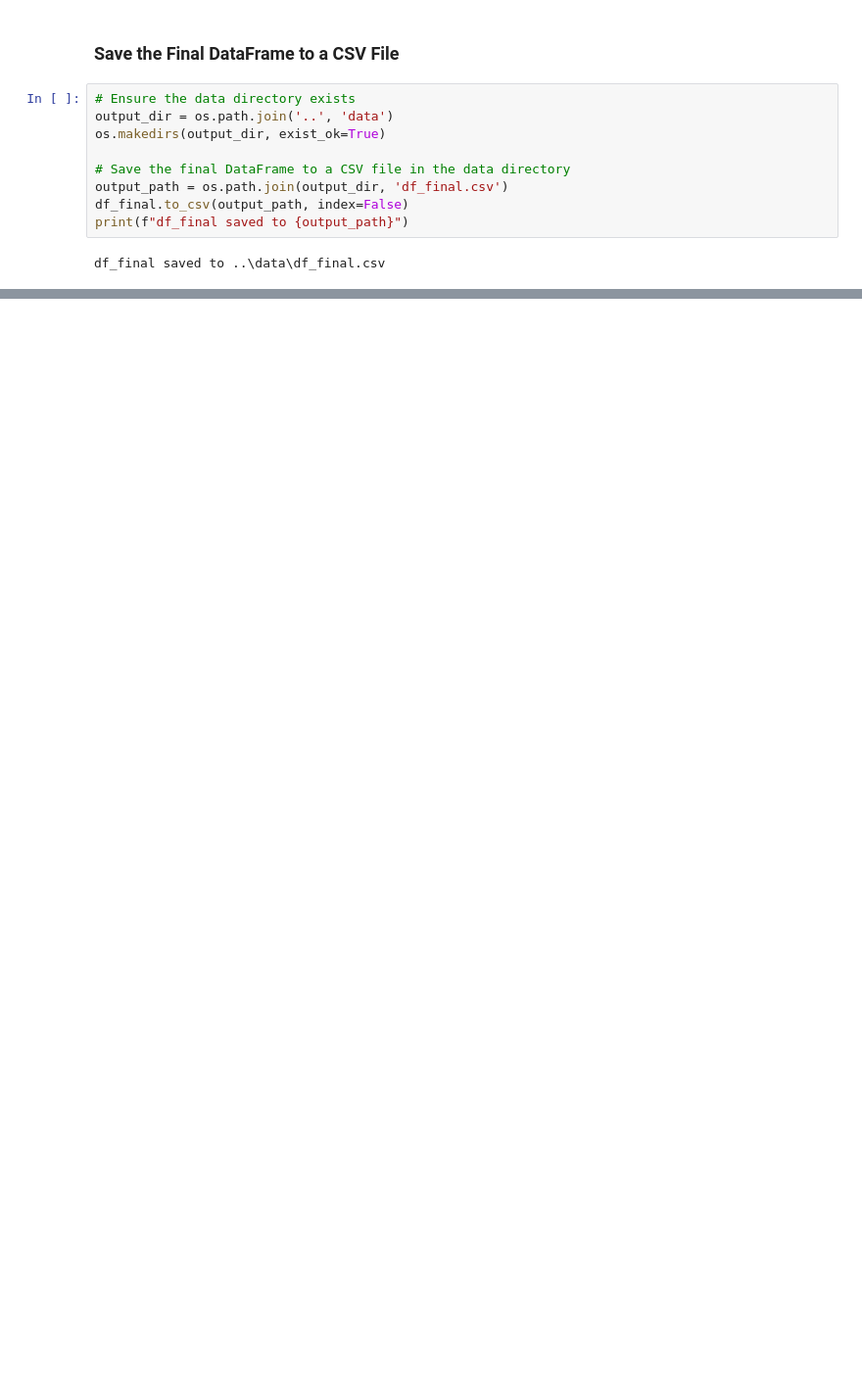
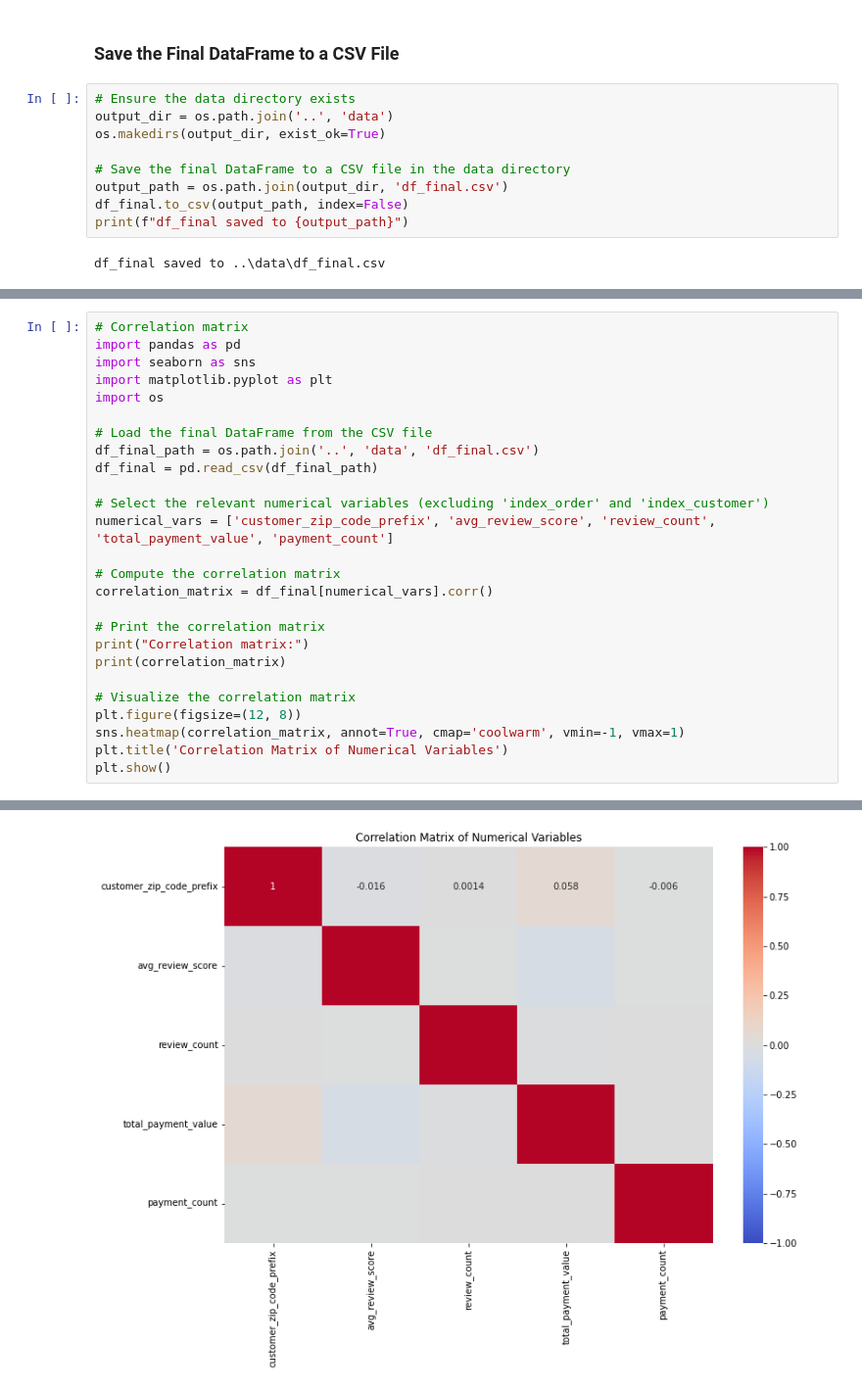
Before and after one commit to preudh/OC_IA_P5_Segment_e_commerce_site_customers, a Jupyter notebook: notebooks/Preudhomme_Patrice_2_notebook_exploration_082024.ipynb, the cells around one changed output, grey strips where cells are left out. Shown at 98% size. Saved outputs shown, nothing was run; the diff lists cells and outputs as text; blank space fills up the shorter version.

```diff
--- a/notebooks/Preudhomme_Patrice_2_notebook_exploration_082024.ipynb
+++ b/notebooks/Preudhomme_Patrice_2_notebook_exploration_082024.ipynb
@@ -83,0 +200,27 @@ df_final saved to ..\data\df_final.csv
+# %%
+# Correlation matrix
+import pandas as pd
+import seaborn as sns
+import matplotlib.pyplot as plt
+import os
+
+# Load the final DataFrame from the CSV file
+df_final_path = os.path.join('..', 'data', 'df_final.csv')
+df_final = pd.read_csv(df_final_path)
+
+# Select the relevant numerical variables (excluding 'index_order' and 'index_customer')
+numerical_vars = ['customer_zip_code_prefix', 'avg_review_score', 'review_count', 'total_payment_value', 'payment_count']
+
+# Compute the correlation matrix
+correlation_matrix = df_final[numerical_vars].corr()
+
+# Print the correlation matrix
+print("Correlation matrix:")
+print(correlation_matrix)
+
+# Visualize the correlation matrix
+plt.figure(figsize=(12, 8))
+sns.heatmap(correlation_matrix, annot=True, cmap='coolwarm', vmin=-1, vmax=1)
+plt.title('Correlation Matrix of Numerical Variables')
+plt.show()
+# %% [output]
@@ -83,0 +241 @@ df_final saved to ..\data\df_final.csv
+[figure, added]
```
Also changed, not shown: parts of 13 cells of this notebook.
